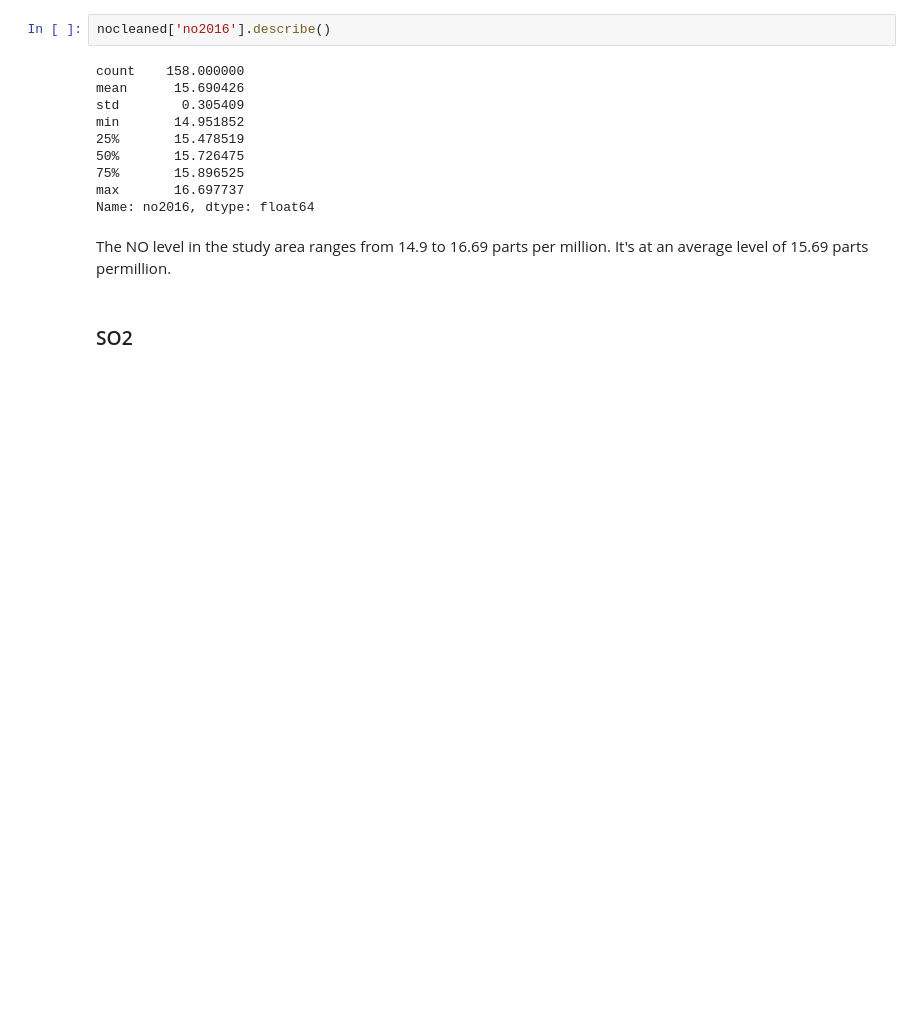
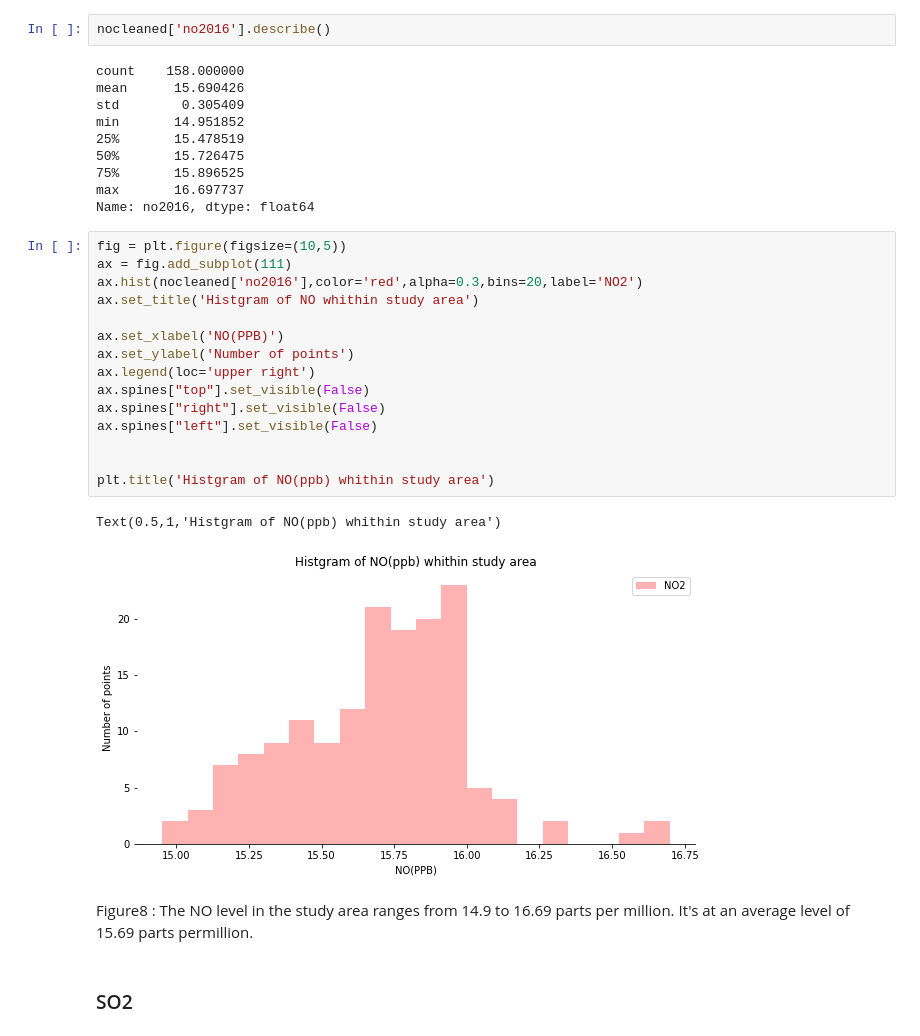
Before and after one commit to akash-y/digitalceqr, a Jupyter notebook: CHAPTER 18 - GHG/Air_Quality_buildings.ipynb, the cells around one changed output. Cells and saved outputs as stored; diff of their text form; blank space fills up the shorter version.

```diff
--- a/CHAPTER 18 - GHG/Hazadours_Materials_Analysis.ipynb
+++ b/CHAPTER 18 - GHG/Air_Quality_buildings.ipynb
@@ -199,8 +229,26 @@ min       14.951852
 75%       15.896525
 max       16.697737
 Name: no2016, dtype: float64
+# %%
+fig = plt.figure(figsize=(10,5))
+ax = fig.add_subplot(111)
+ax.hist(nocleaned['no2016'],color='red',alpha=0.3,bins=20,label='NO2')
+ax.set_title('Histgram of NO whithin study area')
+
+ax.set_xlabel('NO(PPB)')
+ax.set_ylabel('Number of points')
+ax.legend(loc='upper right')
+ax.spines["top"].set_visible(False)
+ax.spines["right"].set_visible(False)
+ax.spines["left"].set_visible(False)
+
+
+plt.title('Histgram of NO(ppb) whithin study area')
+# %% [output]
+Text(0.5,1,'Histgram of NO(ppb) whithin study area')
+[figure, added]
 # %% [markdown]
-The NO level in the study area ranges from 14.9 to 16.69 parts per million. It's at an average level of 15.69 parts permillion.
+Figure8 : The NO level in the study area ranges from 14.9 to 16.69 parts per million. It's at an average level of 15.69 parts permillion.
 # %% [markdown]
 ### SO2
 # %%
```
Also changed, not shown: parts of 49 cells of this notebook, 2 other files.
